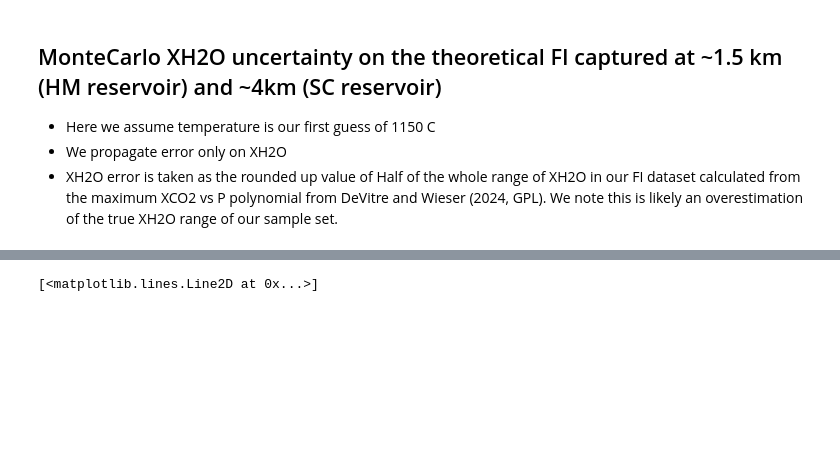
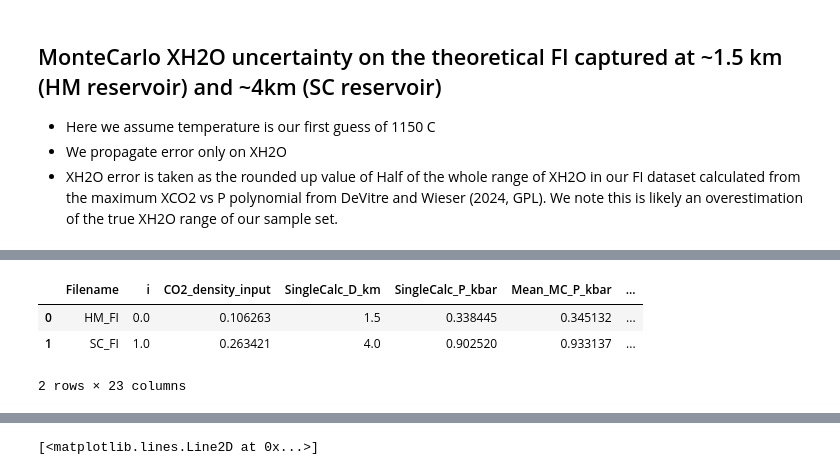
Before and after one commit to cljdevitre/2023_Kilauea-rapid-response-simulation, a Jupyter notebook: Data+notebooks/Fig1_plotting.ipynb, the cells around one changed output, grey strips where cells are left out. Saved outputs shown, nothing was run; the diff lists cells and outputs as text; code cells hidden in the pictures; blank space fills up the shorter version.

```diff
--- a/Data+notebooks/Fig1_plotting.ipynb
+++ b/Data+notebooks/Fig1_plotting.ipynb
@@ -221,4 +222,11 @@ working on sample number 0
 2 rows × 23 columns
+# %%
+MC_P_starFI_XH2O
+# %% [output]
+|  | Filename | i | CO2_density_input | SingleCalc_D_km | SingleCalc_P_kbar | Mean_MC_P_kbar | ... |
+| 0 | HM_FI | 0.0 | 0.106263 | 1.5 | 0.338445 | 0.345132 | ... |
+| 1 | SC_FI | 1.0 | 0.263421 | 4.0 | 0.902520 | 0.933137 | ... |
+2 rows × 23 columns
 # %%
 # Color scale for temperature curves
 colors = plt.cm.hot(np.linspace(0, 0.6, len(T_K)))
```
Also changed, not shown: parts of 4 cells of this notebook, 17 other files.
